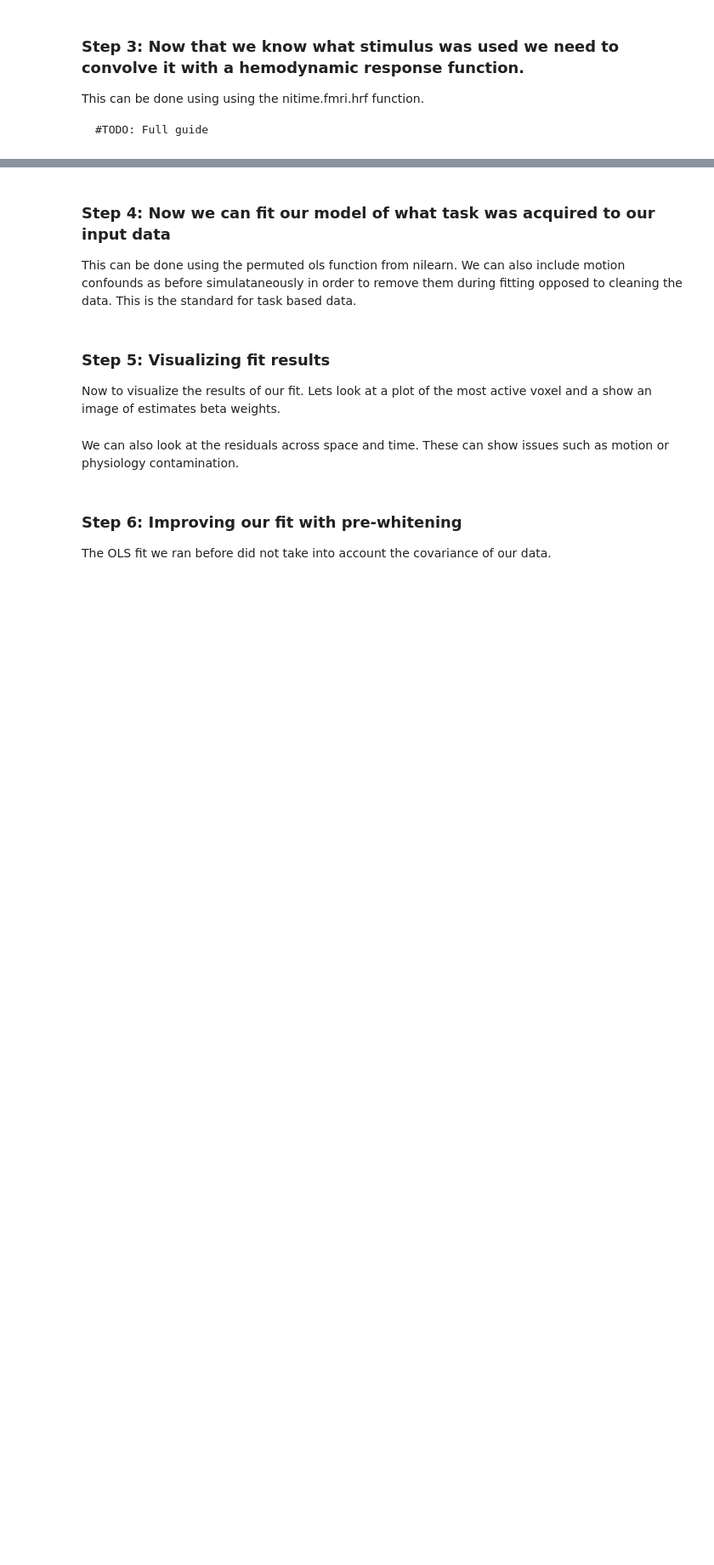
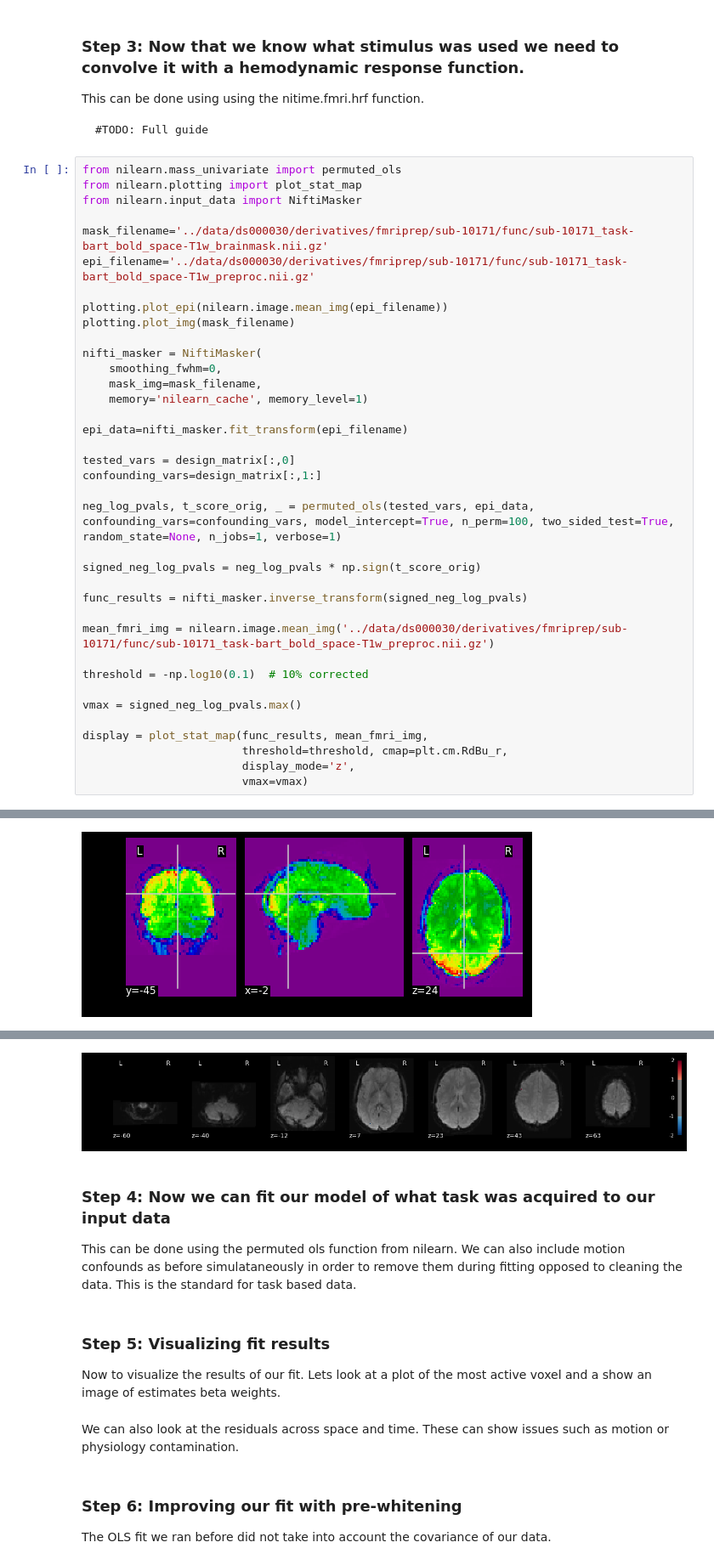
Before and after one commit to carpentries-incubator/SDC-BIDS-fMRI, a Jupyter notebook: bin/05a_general-linear-model-task-based_solutions.ipynb, the cells around one changed output, grey strips where cells are left out. Shown: that part at 85% size. Saved outputs shown, nothing was run; the diff lists cells and outputs as text; blank space fills up the shorter version.

```diff
--- a/bin/05a_general-linear-model-task-based_solutions.ipynb
+++ b/bin/05a_general-linear-model-task-based_solutions.ipynb
@@ -39,3 +63,41 @@ print(onsets, volumes)
 This can be done using using the nitime.fmri.hrf function.
 
     #TODO: Full guide
+# %%
+from nilearn.mass_univariate import permuted_ols
+from nilearn.plotting import plot_stat_map
+from nilearn.input_data import NiftiMasker
+
+mask_filename='../data/ds000030/derivatives/fmriprep/sub-10171/func/sub-10171_task-bart_bold_space-T1w_brainmask.nii.gz'
+epi_filename='../data/ds000030/derivatives/fmriprep/sub-10171/func/sub-10171_task-bart_bold_space-T1w_preproc.nii.gz'
+
+plotting.plot_epi(nilearn.image.mean_img(epi_filename))
+plotting.plot_img(mask_filename)
+
+nifti_masker = NiftiMasker(
+    smoothing_fwhm=0,
+    mask_img=mask_filename,
+    memory='nilearn_cache', memory_level=1)
+
+epi_data=nifti_masker.fit_transform(epi_filename)
+
+tested_vars = design_matrix[:,0]
+confounding_vars=design_matrix[:,1:]
+
+neg_log_pvals, t_score_orig, _ = permuted_ols(tested_vars, epi_data, confounding_vars=confounding_vars, model_intercept=True, n_perm=100, two_sided_test=True, random_state=None, n_jobs=1, verbose=1)
+
+signed_neg_log_pvals = neg_log_pvals * np.sign(t_score_orig)
+
+func_results = nifti_masker.inverse_transform(signed_neg_log_pvals)
+
+mean_fmri_img = nilearn.image.mean_img('../data/ds000030/derivatives/fmriprep/sub-10171/func/sub-10171_task-bart_bold_space-T1w_preproc.nii.gz')
+
+threshold = -np.log10(0.1)  # 10% corrected
+
+vmax = signed_neg_log_pvals.max()
+
+display = plot_stat_map(func_results, mean_fmri_img,
+                        threshold=threshold, cmap=plt.cm.RdBu_r,
+                        display_mode='z',
+                        vmax=vmax)
+# %% [output]
@@ -41,0 +106 @@ This can be done using using the nitime.fmri.hrf function.
+[figure, added]
@@ -42,3 +108,4 @@ This can be done using using the nitime.fmri.hrf function.
+[figure, added]
 # %% [markdown]
 ### Step 4: Now we can fit our model of what task was acquired to our input data
 
```
Also changed, not shown: parts of 6 cells of this notebook.
